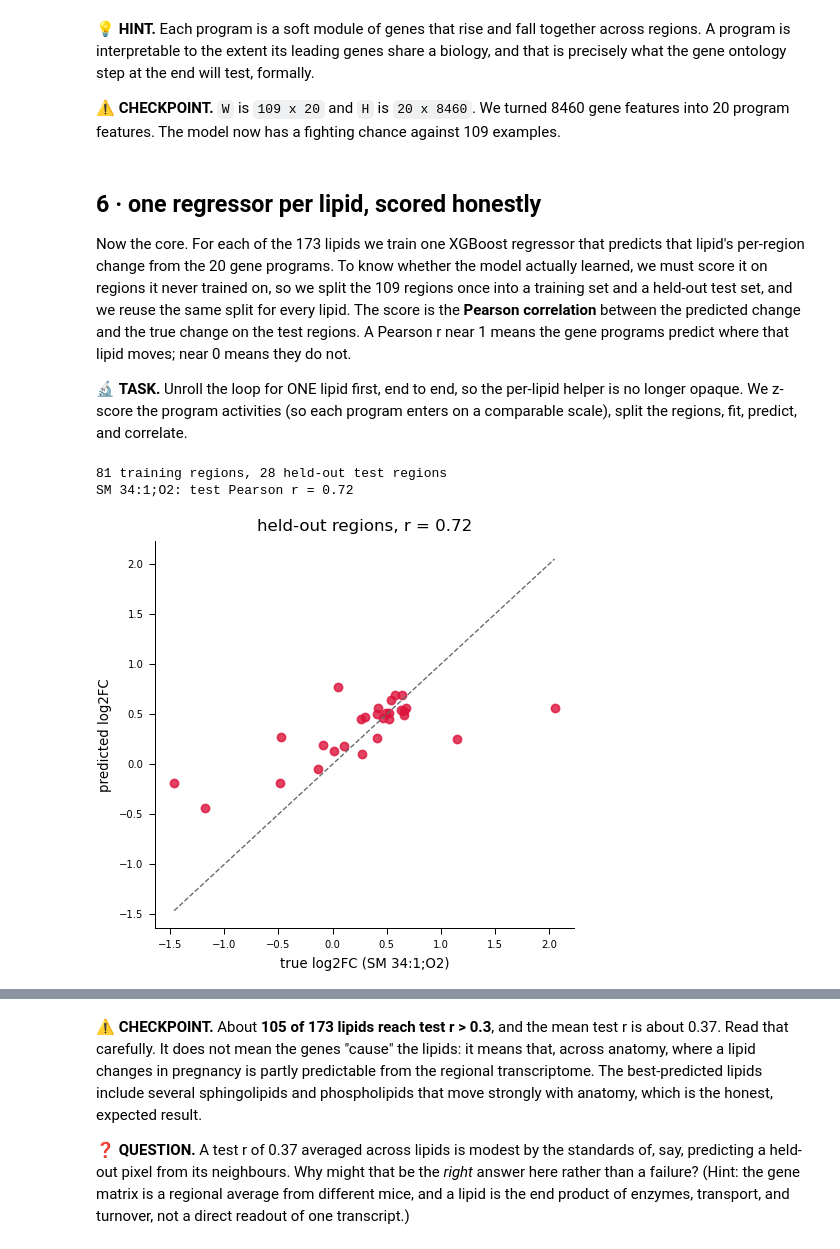
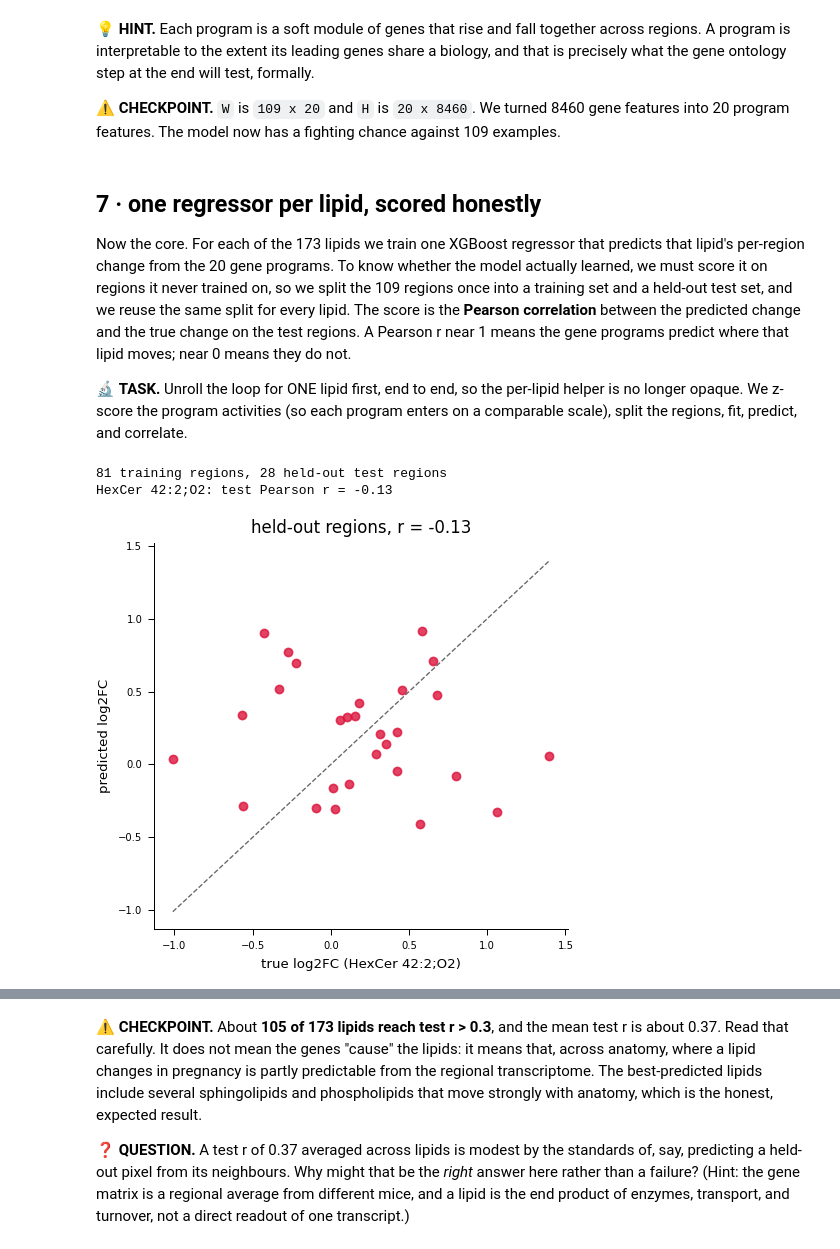
Before and after one commit to lamanno-epfl/lipidomics_tutorial_cajalcourse, a Jupyter notebook: notebooks/level3/08_multimodal_xgb_shap_go_solution.ipynb, the cells around one changed output, grey strips where cells are left out. Drawn from its saved outputs; the diff is of its cells as text; code cells hidden in the pictures.

```diff
--- a/notebooks/level3/08_multimodal_xgb_shap_go_solution.ipynb
+++ b/notebooks/level3/08_multimodal_xgb_shap_go_solution.ipynb
@@ -407,7 +728,7 @@ the gene ontology step at the end will test, formally.
 ⚠️ **CHECKPOINT.** `W` is `109 x 20` and `H` is `20 x 8460`. We turned 8460 gene features into 20
 program features. The model now has a fighting chance against 109 examples.
 # %% [markdown]
-## 6 · one regressor per lipid, scored honestly
+## 7 · one regressor per lipid, scored honestly
 
 Now the core. For each of the 173 lipids we train one XGBoost regressor that predicts that lipid's
 per-region change from the 20 gene programs. To know whether the model actually learned, we must score
@@ -422,31 +743,31 @@ regions, fit, predict, and correlate.
 # %%
 # unroll the per-lipid regression for ONE lipid, with a proper held-out test
 Wz = StandardScaler().fit_transform(W)               # z-score each program activity
 region_idx = np.arange(Wz.shape[0])
 tr, te = train_test_split(region_idx, test_size=0.25, random_state=SEED)
 print(f"{len(tr)} training regions, {len(te)} held-out test regions")
 
-lipid0 = "SM 34:1;O2"                                 # a myelin sphingolipid that rises in pregnancy
+lipid0 = "HexCer 42:2;O2"                             # a myelin marker that moves in pregnancy
 y0 = change[lipid0].to_numpy()
 
 m0 = xgb.XGBRegressor(n_estimators=400, learning_rate=0.05, max_depth=3,
                       subsample=0.8, colsample_bytree=0.8, reg_lambda=1.0,
                       random_state=SEED, objective="reg:squarederror")
 m0.fit(Wz[tr], y0[tr])
 pred0 = m0.predict(Wz[te])
 r0 = pearsonr(pred0, y0[te])[0]
 print(f"{lipid0}: test Pearson r = {r0:.2f}")
 
 # the scatter that the number summarises: predicted vs true change on test regions
 fig, ax = plt.subplots(figsize=(4.2, 4.0))
 ax.scatter(y0[te], pred0, s=24, c="crimson", alpha=0.8)
 lim = [min(y0[te].min(), pred0.min()), max(y0[te].max(), pred0.max())]
 ax.plot(lim, lim, ls="--", lw=0.8, c="0.4")
 ax.set_xlabel(f"true log2FC ({lipid0})"); ax.set_ylabel("predicted log2FC")
 ax.set_title(f"held-out regions, r = {r0:.2f}", fontsize=FS["m"])
 plt.tight_layout(); plt.show()
 # %% [output]
 81 training regions, 28 held-out test regions
-SM 34:1;O2: test Pearson r = 0.72
+HexCer 42:2;O2: test Pearson r = -0.13
-[figure, old version]
+[figure, new version]
 # %% [markdown]
```
Also changed, not shown: parts of 43 cells of this notebook, 21 other files.
